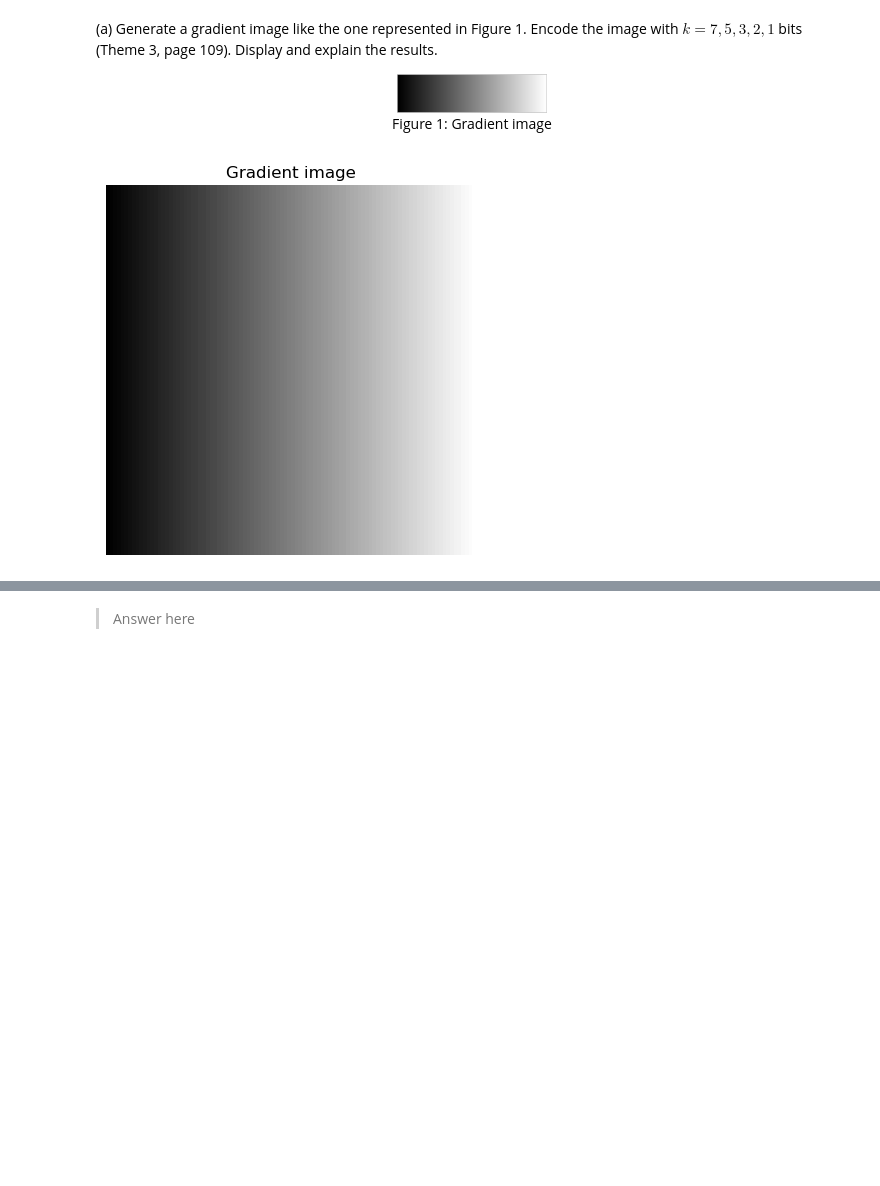
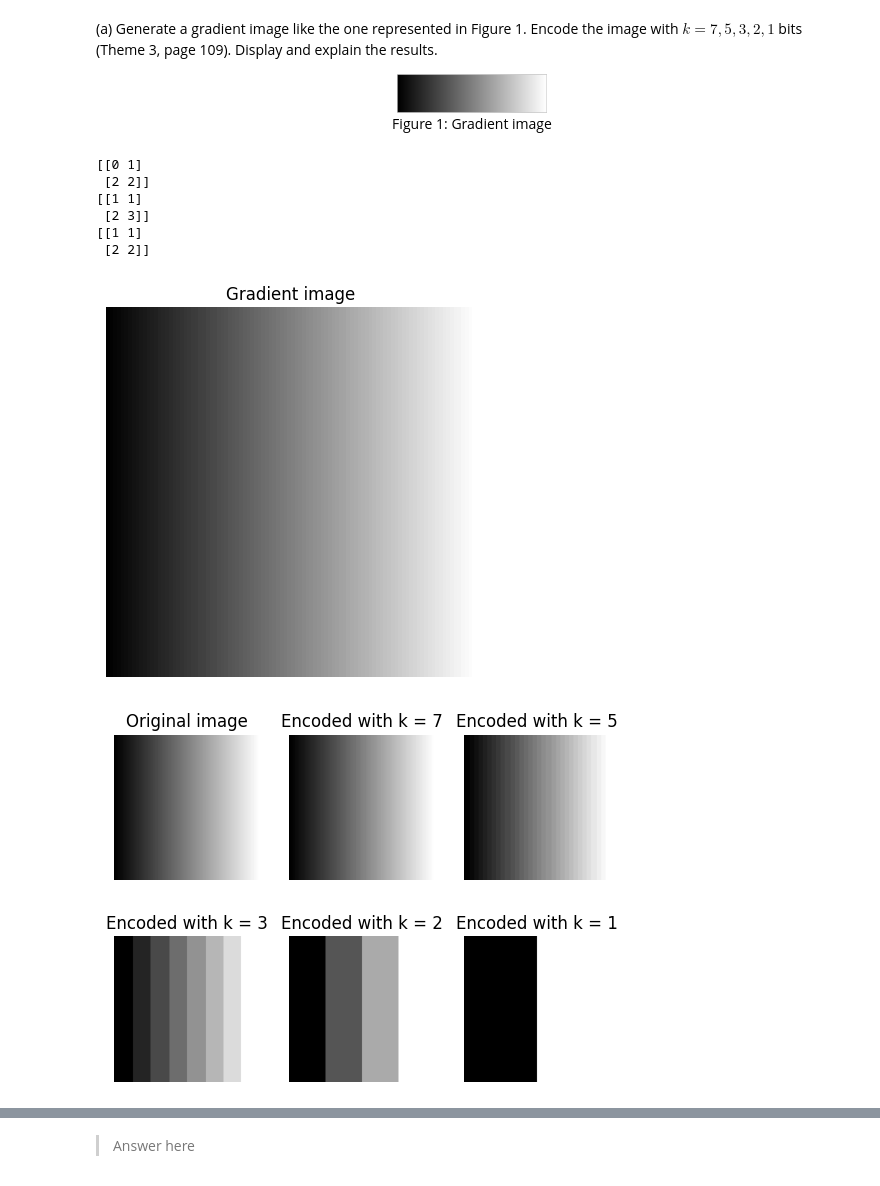
Before and after one commit to Arkanthara/digital_image_processing, a Jupyter notebook: TP3_Image_acquisition_and_sensing.ipynb, the cells around one changed output, grey strips where cells are left out. Drawn from its saved outputs; the diff is of its cells as text; code cells hidden in the pictures; blank space fills up the shorter version.

```diff
--- a/TP3_Image_acquisition_and_sensing.ipynb
+++ b/TP3_Image_acquisition_and_sensing.ipynb
@@ -197,8 +215,66 @@ sampling_quantize(0, 8*np.pi, 500)
 <img src='embedded-picture-1' width="150" height="150"/>
 <figcaption>Figure 1: Gradient image</figcaption></center>
 </figure>
-# %%
-gradient_image = generate_gradient_image(100, 100)
-print_image(gradient_image, 'Gradient image', 'gray')
-# %% [output]
-[figure, removed]
+# %%
+a = np.array([0,0.4,.7,1]).reshape([2,2])
+
+q = np.array([0, .5,  1])
+q_2 = np.array([0, 1])
+
+r_1 = np.digitize(a, q)
+print(np.digitize(a, q, True))
+r_3 = np.digitize(a, q_2, True)
+r_2 = np.digitize(a, q_2) - 1
+
+#print(r_3)
+print(r_1)
+r_1[r_1 >= len(q)] = len(q) - 1
+print(r_1)
+
+#print(r_1)
+#print(r_2)
+#print(np.digitize(a, q) - 1)
+# %% [output]
+[[0 1]
+ [2 2]]
+[[1 1]
+ [2 3]]
+[[1 1]
+ [2 2]]
+# %%
+gradient_image = generate_gradient_image(100, 100)
+print_image(gradient_image, 'Gradient image', 'gray')
+
+def quantize_image(image: np.ndarray, quantization: int) -> np.ndarray:
+    if image.dtype == np.uint8:
+        image = np.float32(image/255)
+    quantize = np.linspace(0, 1, quantization + 1)
+    result = np.digitize(image, quantize)
+    result[result >= len(quantize)] = len(quantize) - 1.
+    return quantize[result]
+
+
+def encode_image(image: np.ndarray, k: int) -> np.ndarray:
+    return quantize_image(image, 2**k)
+
+def print_encoded_image(image: np.ndarray, cmap='viridis'):
+    list_encode = [7, 5, 3, 2, 1]
+    plt.figure()
+    plt.subplot(2, 3, 1)
+    plt.imshow(image, 'gray')
+    plt.axis('off')
+    plt.title("Original image")
+    for i in range(len(list_encode)):
+        plt.subplot(2, 3, i + 2)
+        plt.imshow(encode_image(image, list_encode[i]), 'gray')
+        plt.axis('off')
+        plt.title(f"Encoded with k = {list_encode[i]}")
+    plt.show()
+
+print_encoded_image(gradient_image, 'gray')
+
+
+print_image(quantize_image(gradient_image, 5), "quantized_image", 'gray')
+# %% [output]
+[figure, added]
+[figure, added]
```
Also changed, not shown: parts of 12 cells of this notebook, 2 other files.
